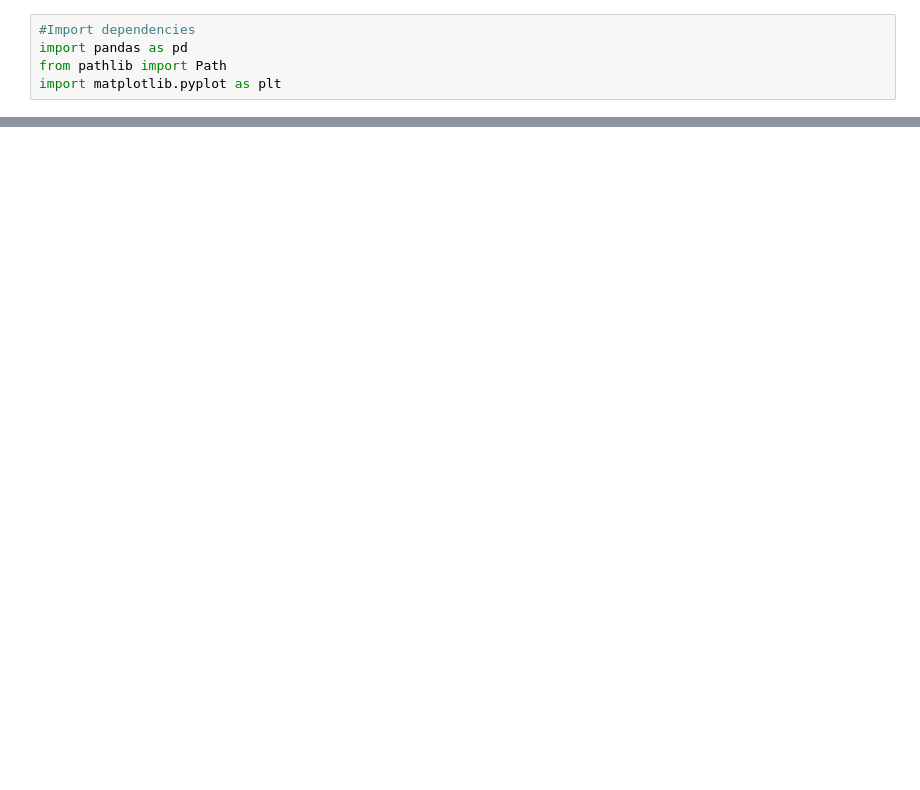
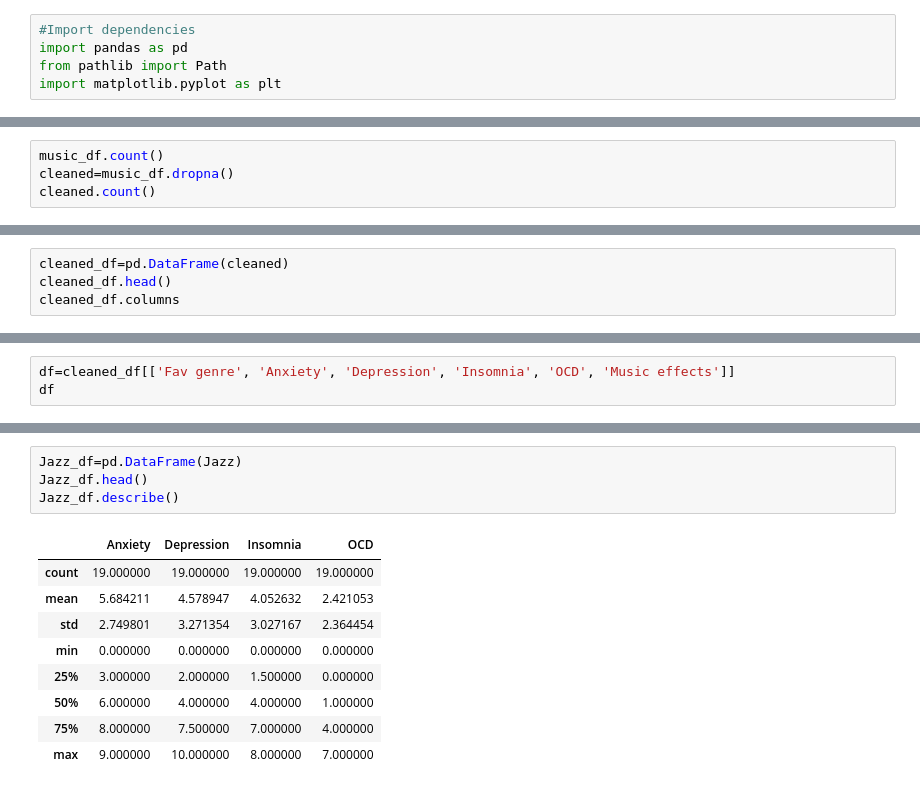
Before and after one commit to hopkinsbowman78/music_and_mental_health, a Jupyter notebook: Heather/Heathers_Notebook.ipynb, the cells around one changed output, grey strips where cells are left out. Drawn from its saved outputs; the diff is of its cells as text; blank space fills up the shorter version.

```diff
--- a/Heather/Heathers_Notebook.ipynb
+++ b/Heather/Heathers_Notebook.ipynb
@@ -172,0 +27,4 @@ I would like to research more recent data, specifically surveys during and after
+# %%
+music_df.count()
+cleaned=music_df.dropna()
+cleaned.count()
@@ -172,0 +49,4 @@ I would like to research more recent data, specifically surveys during and after
+# %%
+cleaned_df=pd.DataFrame(cleaned)
+cleaned_df.head()
+cleaned_df.columns
@@ -172,0 +65,3 @@ I would like to research more recent data, specifically surveys during and after
+# %%
+df=cleaned_df[['Fav genre', 'Anxiety', 'Depression', 'Insomnia', 'OCD', 'Music effects']]
+df
@@ -172,0 +153,14 @@ I would like to research more recent data, specifically surveys during and after
+# %%
+Jazz_df=pd.DataFrame(Jazz)
+Jazz_df.head()
+Jazz_df.describe()
+# %% [output]
+|  | Anxiety | Depression | Insomnia | OCD |
+| count | 19.000000 | 19.000000 | 19.000000 | 19.000000 |
+| mean | 5.684211 | 4.578947 | 4.052632 | 2.421053 |
+| std | 2.749801 | 3.271354 | 3.027167 | 2.364454 |
+| min | 0.000000 | 0.000000 | 0.000000 | 0.000000 |
+| 25% | 3.000000 | 2.000000 | 1.500000 | 0.000000 |
+| 50% | 6.000000 | 4.000000 | 4.000000 | 1.000000 |
+| 75% | 8.000000 | 7.500000 | 7.000000 | 4.000000 |
+| max | 9.000000 | 10.000000 | 8.000000 | 7.000000 |
```
Also changed, not shown: parts of 32 cells of this notebook, 5 other files.
